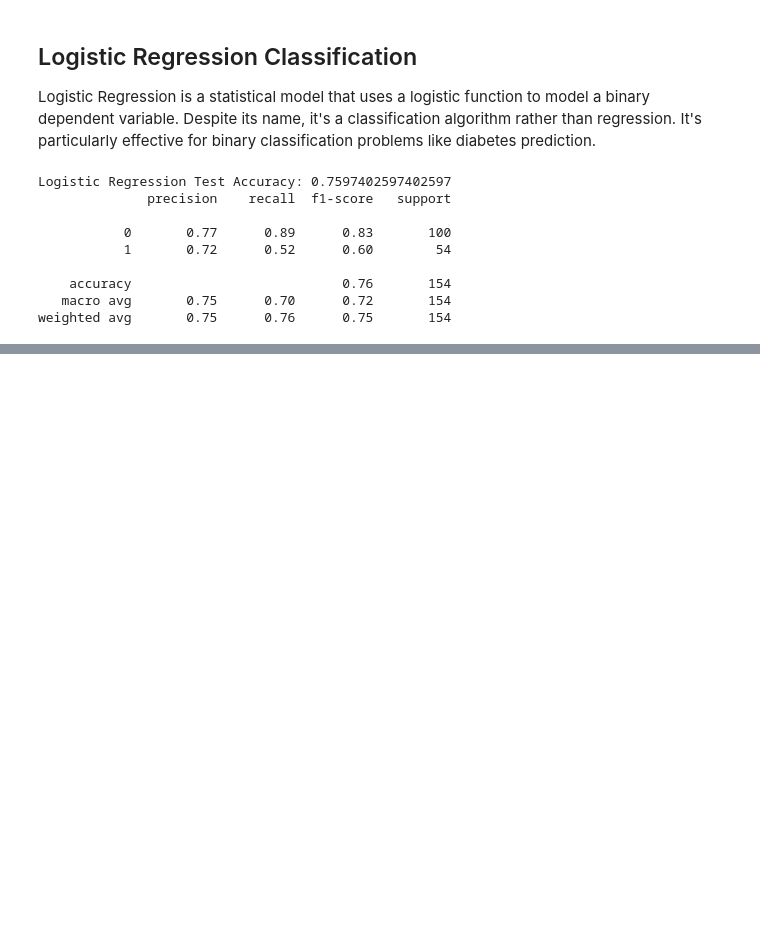
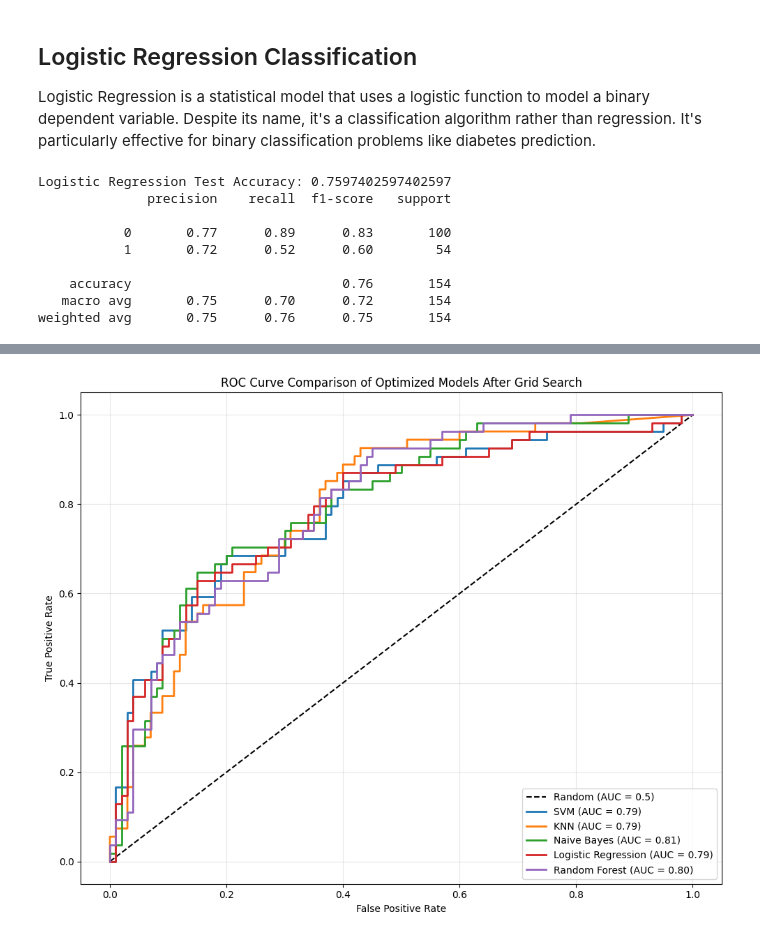
Before and after one commit to katyalmohit/diabetes_prediction_project, a Jupyter notebook: diabetes_prediction.ipynb, the cells around one changed output, grey strips where cells are left out. Cells and saved outputs as stored; diff of their text form; code cells hidden in the pictures; blank space fills up the shorter version.

Commit message:
Tune hyper-parameters

```diff
--- a/diabetes_prediction.ipynb
+++ b/diabetes_prediction.ipynb
@@ -513,0 +593,19 @@ SVM Training Time: 0.0306 seconds
+# %%
+# 3. Grid Search for Naive Bayes
+print("\n--- Naive Bayes Grid Search ---")
+param_grid_nb = {
+    'var_smoothing': np.logspace(-10, -8, 20)
+}
+
+grid_nb = GridSearchCV(GaussianNB(), param_grid_nb, cv=5, scoring='accuracy', verbose=1)
+grid_nb.fit(x_train, y_train)
+
+print(f"Best parameters: {grid_nb.best_params_}")
+print(f"Best cross-validation score: {grid_nb.best_score_:.4f}")
+
+# Get the best model
+best_nb = grid_nb.best_estimator_
+
+# Evaluate on test data
+nb_test_accuracy = best_nb.score(x_test, y_test)
+print(f"Test accuracy with best parameters: {nb_test_accuracy:.4f}")
@@ -513,0 +749,64 @@ SVM Training Time: 0.0306 seconds
+# %%
+from sklearn.metrics import roc_curve, roc_auc_score, auc
+import matplotlib.pyplot as plt
+import numpy as np
+
+# Get probabilities for positive class for each optimized model
+y_proba_svm = best_svm.predict_proba(x_test)[:, 1]
+y_proba_knn = best_knn.predict_proba(x_test)[:, 1]
+y_proba_nb = best_nb.predict_proba(x_test)[:, 1]
+y_proba_logreg = best_logreg.predict_proba(x_test)[:, 1]
+y_proba_rf = best_rf.predict_proba(x_test)[:, 1]
+
+# Calculate ROC curve and AUC for each model
+fpr_svm, tpr_svm, _ = roc_curve(y_test, y_proba_svm)
+auc_svm = roc_auc_score(y_test, y_proba_svm)
+
+fpr_knn, tpr_knn, _ = roc_curve(y_test, y_proba_knn)
+auc_knn = roc_auc_score(y_test, y_proba_knn)
+
+fpr_nb, tpr_nb, _ = roc_curve(y_test, y_proba_nb)
+auc_nb = roc_auc_score(y_test, y_proba_nb)
+
+fpr_logreg, tpr_logreg, _ = roc_curve(y_test, y_proba_logreg)
+auc_logreg = roc_auc_score(y_test, y_proba_logreg)
+
+fpr_rf, tpr_rf, _ = roc_curve(y_test, y_proba_rf)
+auc_rf = roc_auc_score(y_test, y_proba_rf)
+
+# Plot all ROC curves
+plt.figure(figsize=(10, 8))
+
+# Add diagonal line representing random classifier
+plt.plot([0, 1], [0, 1], 'k--', label='Random (AUC = 0.5)')
+
+# Plot each ROC curve with AUC score in legend
+plt.plot(fpr_svm, tpr_svm, label=f'SVM (AUC = {auc_svm:.3f})', linewidth=2)
+plt.plot(fpr_knn, tpr_knn, label=f'KNN (AUC = {auc_knn:.3f})', linewidth=2)
+plt.plot(fpr_nb, tpr_nb, label=f'Naive Bayes (AUC = {auc_nb:.3f})', linewidth=2)
+plt.plot(fpr_logreg, tpr_logreg, label=f'Logistic Regression (AUC = {auc_logreg:.3f})', linewidth=2)
+plt.plot(fpr_rf, tpr_rf, label=f'Random Forest (AUC = {auc_rf:.3f})', linewidth=2)
+
+# Add labels, title and legend
+plt.xlabel('False Positive Rate')
+plt.ylabel('True Positive Rate')
+plt.title('ROC Curve Comparison of Optimized Models After Grid Search')
+plt.legend(loc='lower right')
+plt.grid(alpha=0.3)
+
+# Add a summary table for AUC scores
+model_names = ['SVM', 'KNN', 'Naive Bayes', 'Logistic Regression', 'Random Forest']
+auc_scores = [auc_svm, auc_knn, auc_nb, auc_logreg, auc_rf]
+auc_df = pd.DataFrame({'Model': model_names, 'AUC': auc_scores})
+auc_df = auc_df.sort_values(by='AUC', ascending=False).reset_index(drop=True)
+
+print("\nArea Under the ROC Curve (AUC) Scores:")
+print(auc_df)
+
+# Identify best performing model based on AUC
+best_model = auc_df.iloc[0]['Model']
+best_auc = auc_df.iloc[0]['AUC']
+print(f"\nBest Model based on AUC: {best_model} with AUC = {best_auc:.4f}")
+
+plt.show()
+# %% [output]
@@ -513,0 +822 @@ SVM Training Time: 0.0306 seconds
+[figure, added]
```
Also changed, not shown: parts of 14 cells of this notebook, 1 other file.
